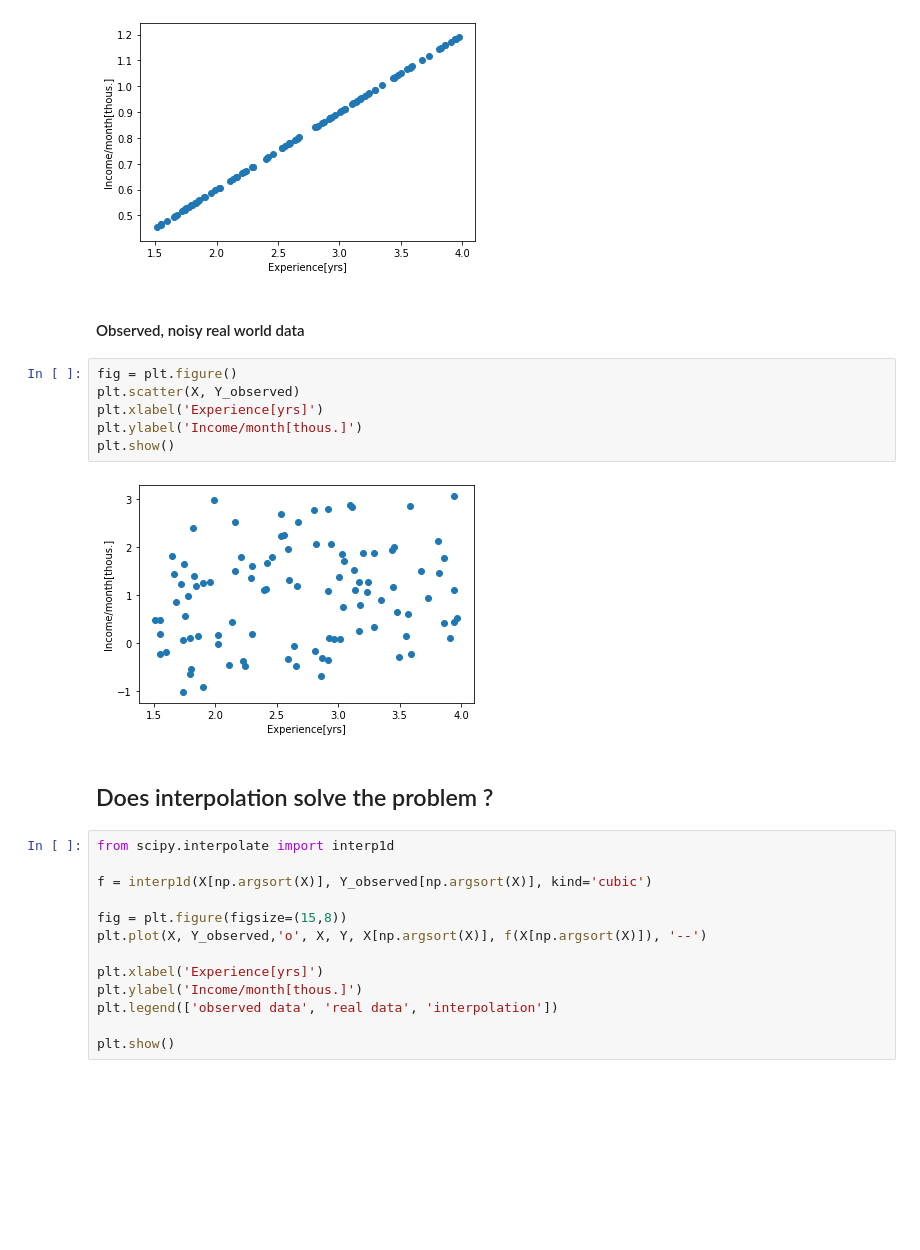
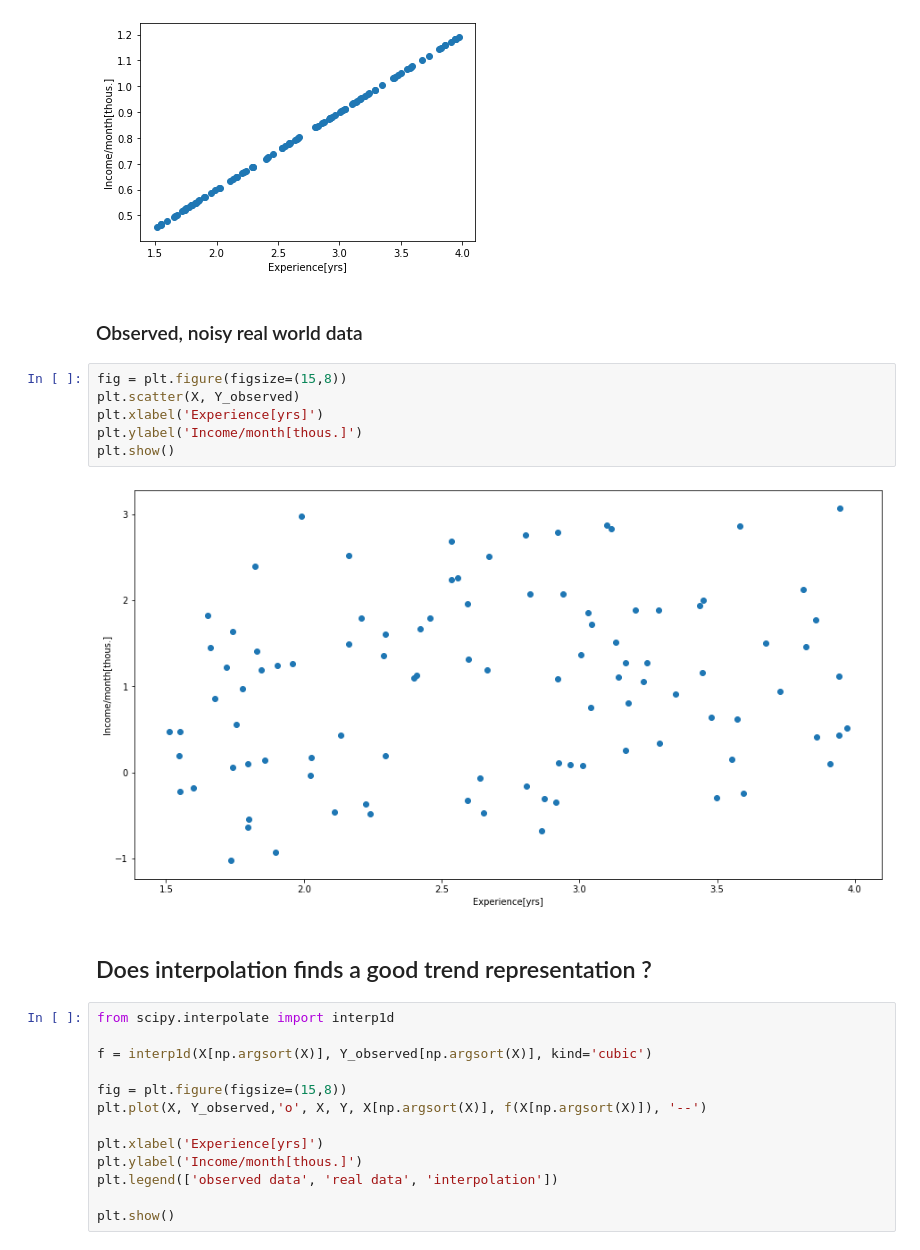
Before and after one commit to dennis-grinwald/tubddscourse, a Jupyter notebook: ml_part/day1_regression/lecture_linear_regression.ipynb, the cells around one changed output. Saved outputs shown, nothing was run; the diff lists cells and outputs as text; blank space fills up the shorter version.

```diff
--- a/ml_part/day1_regression/lecture_linear_regression.ipynb
+++ b/ml_part/day1_regression/lecture_linear_regression.ipynb
@@ -67,17 +74,17 @@ plt.show()
 # %% [output]
 [figure]
 # %% [markdown]
-#### Observed, noisy real world data
+### Observed, noisy real world data
 # %%
-fig = plt.figure()
+fig = plt.figure(figsize=(15,8))
 plt.scatter(X, Y_observed)
 plt.xlabel('Experience[yrs]')
 plt.ylabel('Income/month[thous.]')
 plt.show()
 # %% [output]
-[figure, old version]
+[figure, new version]
-# %% [markdown]
-## Does interpolation solve the problem ?
+# %% [markdown]
+## Does interpolation finds a good trend representation ?
 # %%
 from scipy.interpolate import interp1d
 
```
Also changed, not shown: parts of 27 cells of this notebook, 12 other files.
